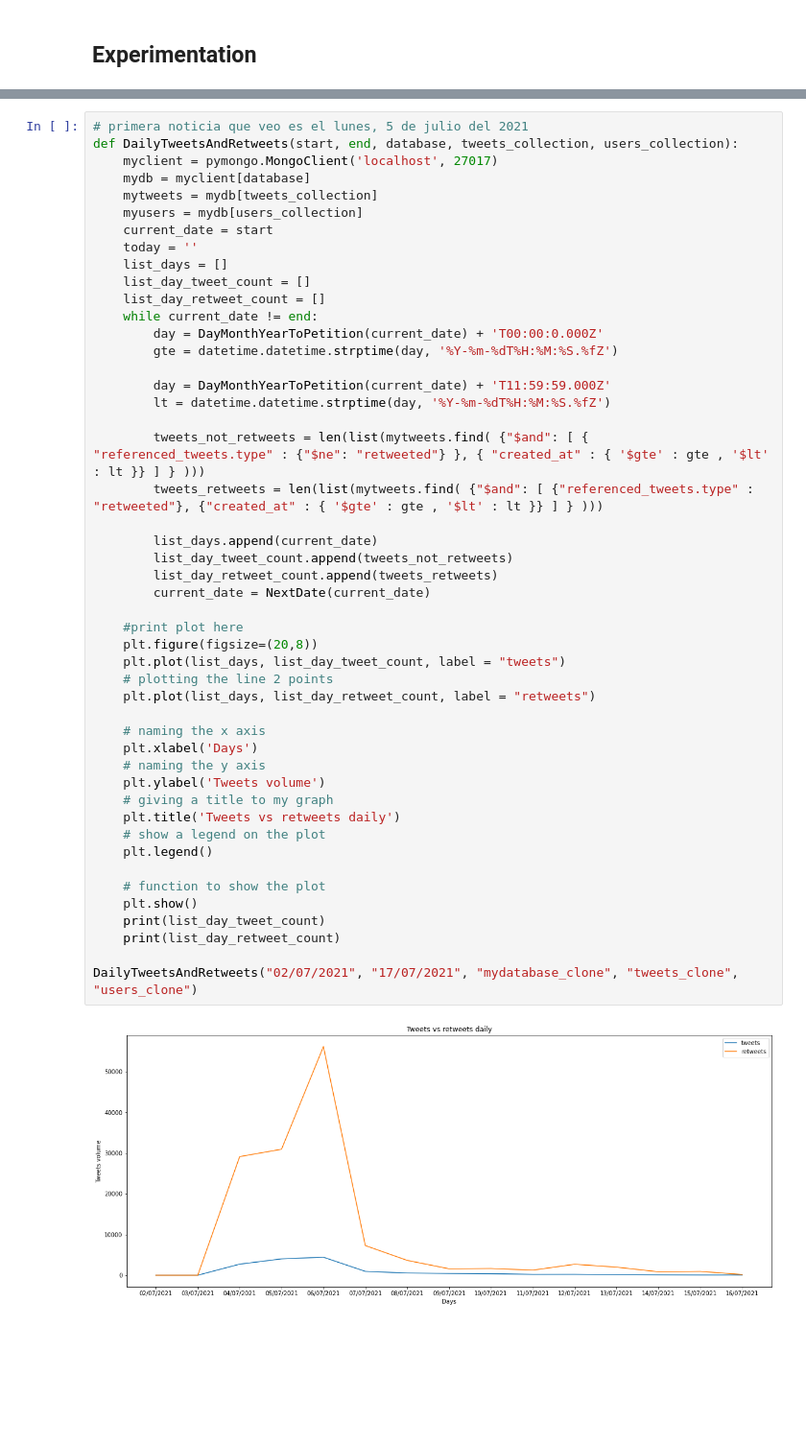
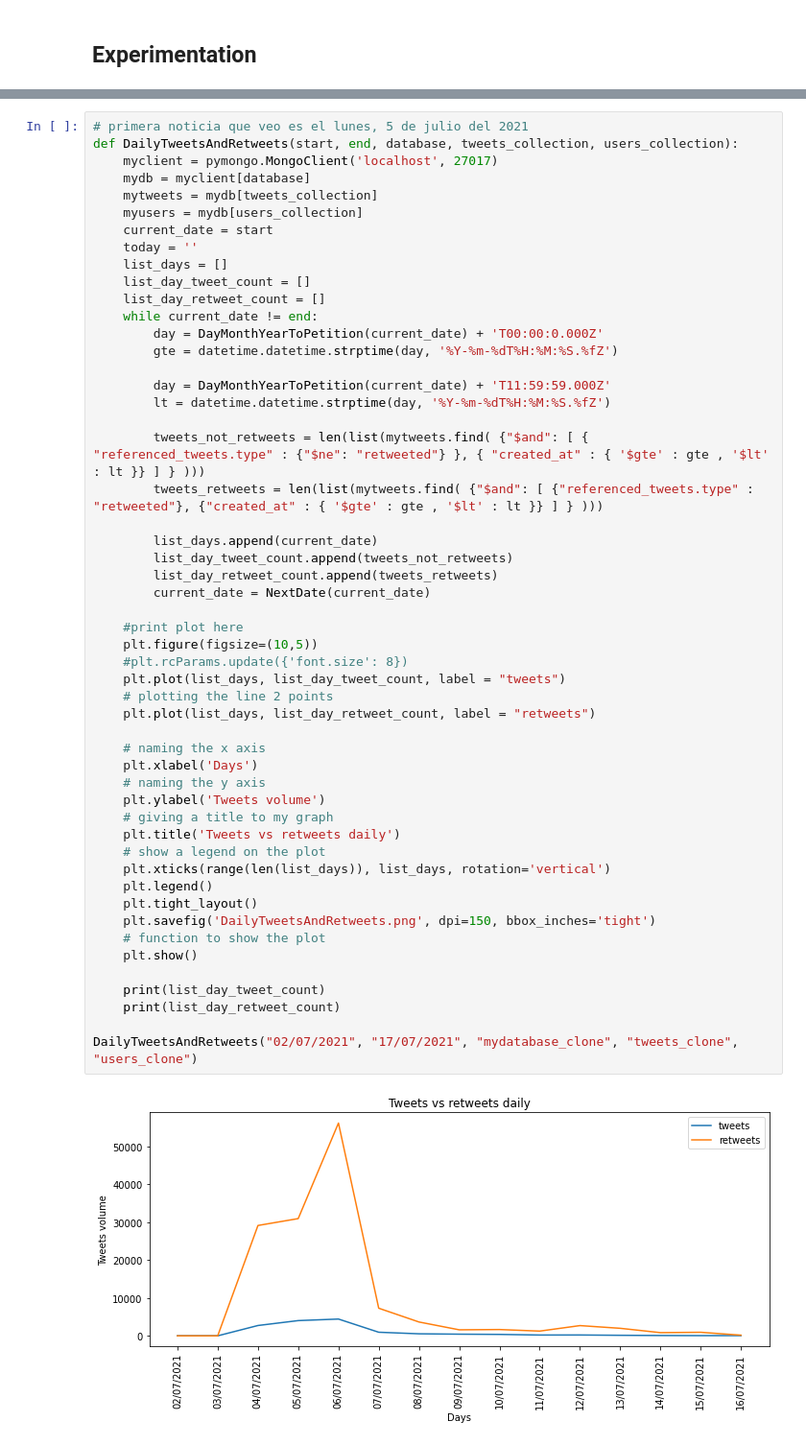
Before and after one commit to kra0s22/TFG-Tweets_and_Users_recollector_using_V2_API, a Jupyter notebook: Experiments.ipynb, the cells around one changed output, grey strips where cells are left out. Shown: that part at 96% size. Cells and saved outputs as stored; diff of their text form; blank space fills up the shorter version.

```diff
--- a/Experiments.ipynb
+++ b/Experiments.ipynb
@@ -158,35 +164,39 @@ def DailyTweetsAndRetweets(start, end, database, tweets_collection, users_collec
         lt = datetime.datetime.strptime(day, '%Y-%m-%dT%H:%M:%S.%fZ')
 
         tweets_not_retweets = len(list(mytweets.find( {"$and": [ { "referenced_tweets.type" : {"$ne": "retweeted"} }, { "created_at" : { '$gte' : gte , '$lt' : lt }} ] } )))
         tweets_retweets = len(list(mytweets.find( {"$and": [ {"referenced_tweets.type" : "retweeted"}, {"created_at" : { '$gte' : gte , '$lt' : lt }} ] } )))
 
         list_days.append(current_date)
         list_day_tweet_count.append(tweets_not_retweets)
         list_day_retweet_count.append(tweets_retweets)
         current_date = NextDate(current_date)
 
     #print plot here
-    plt.figure(figsize=(20,8))
+    plt.figure(figsize=(10,5))
+    #plt.rcParams.update({'font.size': 8})
     plt.plot(list_days, list_day_tweet_count, label = "tweets")
     # plotting the line 2 points
     plt.plot(list_days, list_day_retweet_count, label = "retweets")
 
     # naming the x axis
     plt.xlabel('Days')
     # naming the y axis
     plt.ylabel('Tweets volume')
     # giving a title to my graph
     plt.title('Tweets vs retweets daily')
     # show a legend on the plot
+    plt.xticks(range(len(list_days)), list_days, rotation='vertical')
     plt.legend()
-
+    plt.tight_layout()
+    plt.savefig('DailyTweetsAndRetweets.png', dpi=150, bbox_inches='tight')
     # function to show the plot
     plt.show()
+
     print(list_day_tweet_count)
     print(list_day_retweet_count)
 
 DailyTweetsAndRetweets("02/07/2021", "17/07/2021", "mydatabase_clone", "tweets_clone", "users_clone")
 # %% [output]
-[figure, old version]
+[figure, new version]
 [0, 0, 2723, 4018, 4427, 948, 533, 437, 375, 210, 220, 136, 85, 55, 58]
 [0, 0, 29122, 30938, 56148, 7288, 3652, 1585, 1658, 1246, 2699, 1984, 839, 934, 170]
```
Also changed, not shown: parts of 20 cells of this notebook, 1 other file.
